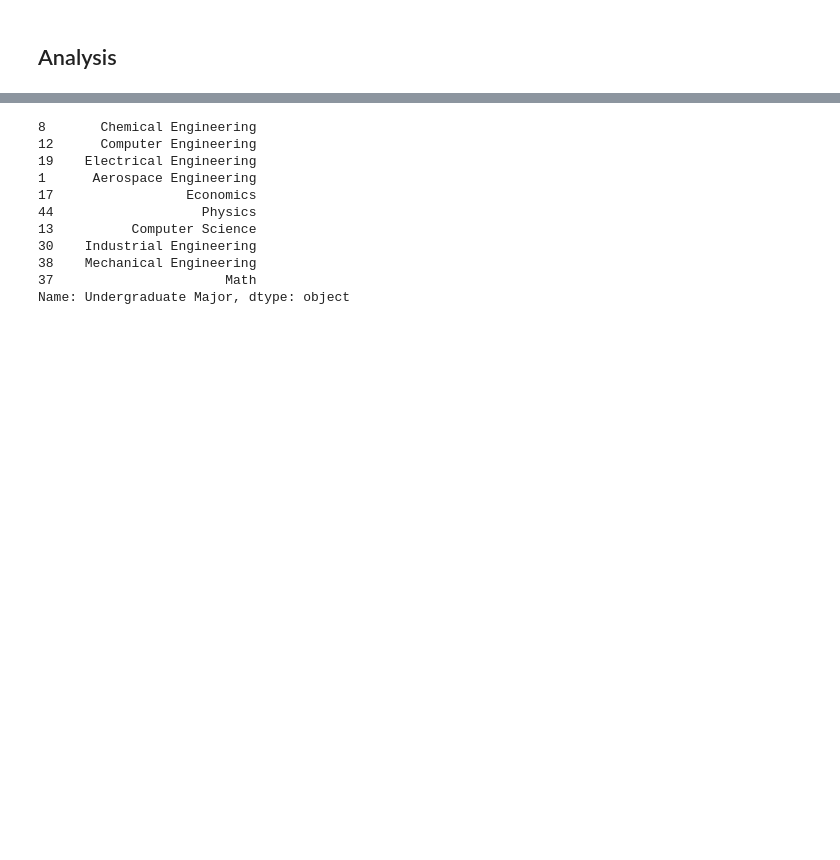
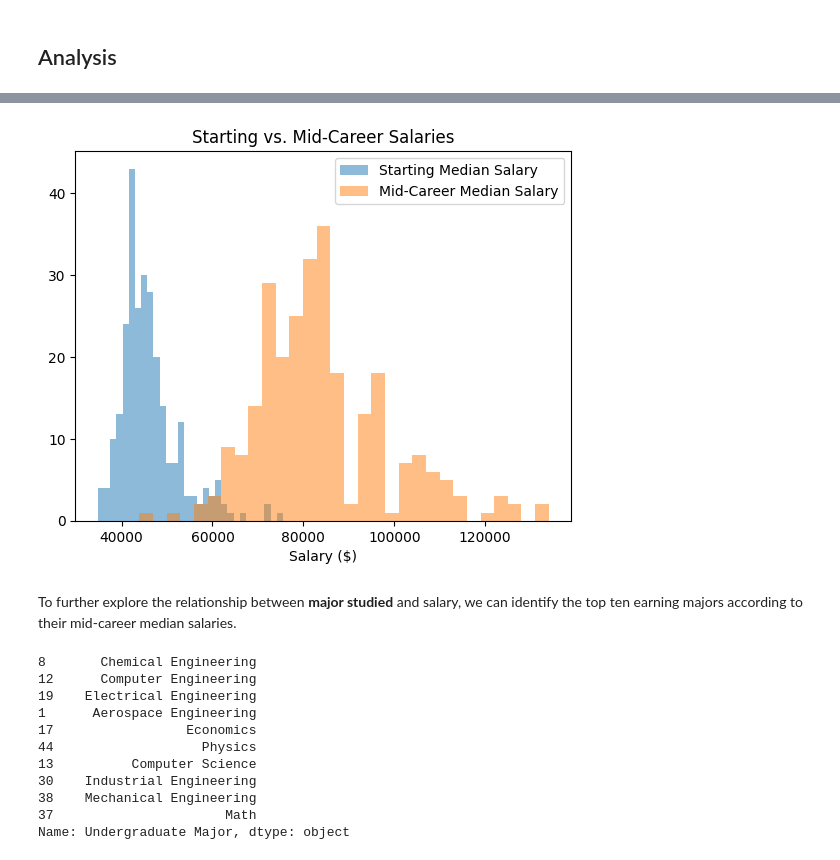
Before and after one commit to ashleyalee/DH140-Final, a Jupyter notebook: dh-140-final-AL.ipynb, the cells around one changed output, grey strips where cells are left out. Drawn from its saved outputs; the diff is of its cells as text; code cells hidden in the pictures; blank space fills up the shorter version.

```diff
--- a/dh-140-final-AL.ipynb
+++ b/dh-140-final-AL.ipynb
@@ -211,3 +212,25 @@ To further explore the relationship between major studied and salary, we can ide
+# %%
+# create a figure and axis
+fig, ax = plt.subplots()
+
+# plot the histograms with transparency to show overlaps
+ax.hist(salaries['Starting Median Salary'], bins=30, alpha=0.5, label='Starting Median Salary')
+ax.hist(salaries['Mid-Career Median Salary'], bins=30, alpha=0.5, label='Mid-Career Median Salary')
+
+# set labels and title
+ax.set_xlabel('Salary ($)')
+ax.set_ylabel('')
+ax.set_title('Starting vs. Mid-Career Salaries')
+
+# add legend
+ax.legend()
+
+# show the plot
+plt.show()
+# %% [output]
+[figure, added]
+# %% [markdown]
+To further explore the relationship between **major studied** and salary, we can identify the top ten earning majors according to their mid-career median salaries.
 # %%
 top_majors = degrees.sort_values(by='Mid-Career Median Salary', ascending=False).head(10)
 print(top_majors['Undergraduate Major'])
```
Also changed, not shown: parts of 41 cells of this notebook.
